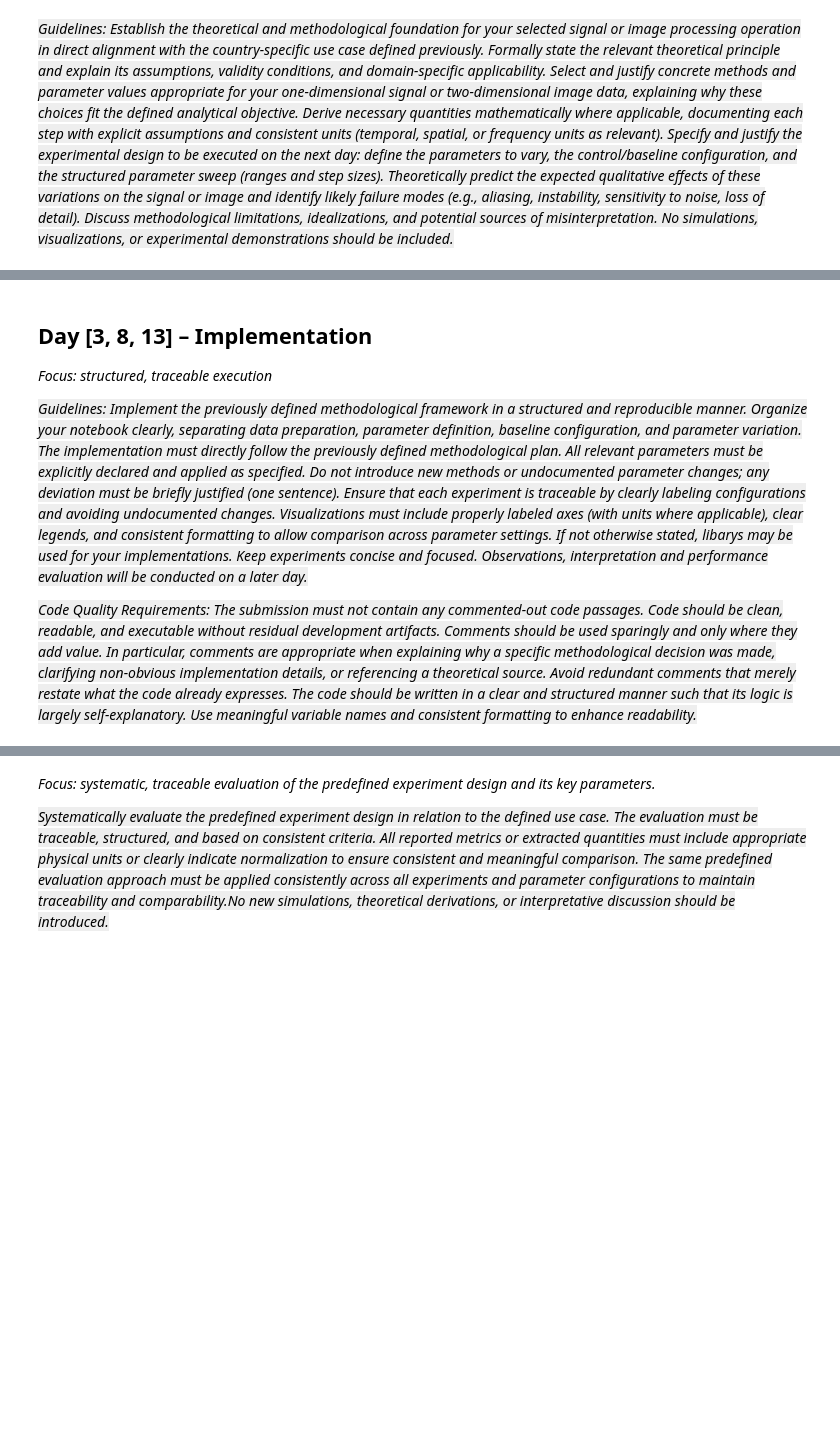
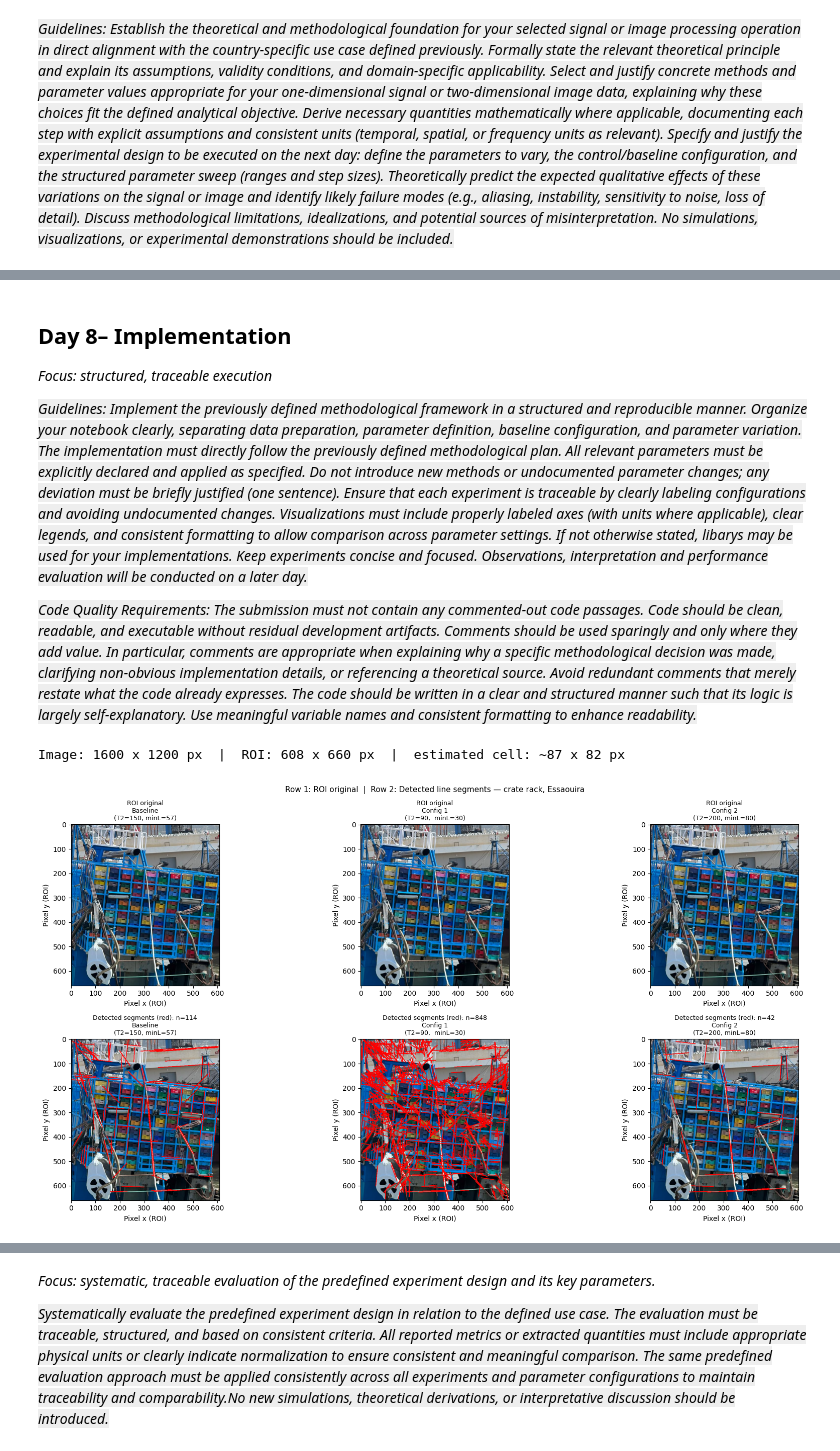
Before and after one commit to Sandra-Senn/gbsv_mc, a Jupyter notebook: mc2/gbsv_mc2.2_pattern detection_sandra_senn.ipynb, the cells around one changed output, grey strips where cells are left out. Cells and saved outputs as stored; diff of their text form; code cells hidden in the pictures; blank space fills up the shorter version.

```diff
--- a/mc2/gbsv_mc2.2_pattern detection_sandra_senn.ipynb
+++ b/mc2/gbsv_mc2.2_pattern detection_sandra_senn.ipynb
@@ -145,5 +151,5 @@ In this  ____________ [use case, application], the primary risk factors are ____
 # %% [markdown]
-## Day [3, 8, 13] – Implementation
+## Day 8– Implementation
 
 *Focus: structured, traceable execution*
 
@@ -153,3 +159,58 @@ Ensure that each experiment is traceable by clearly labeling configurations and
 
 <span style="background-color: #eeeeee;">*Code Quality Requirements: The submission must not contain any commented-out code passages. Code should be clean, readable, and executable without residual development artifacts. Comments should be used sparingly and only where they add value. In particular, comments are appropriate when explaining why a specific methodological decision was made, clarifying non-obvious implementation details, or referencing a theoretical source. Avoid redundant comments that merely restate what the code already expresses.
 The code should be written in a clear and structured manner such that its logic is largely self-explanatory. Use meaningful variable names and consistent formatting to enhance readability.*</span>
+# %%
+img_color = cv2.imread(PATH)
+img_rgb   = cv2.cvtColor(img_color, cv2.COLOR_BGR2RGB)
+img_gray  = cv2.cvtColor(img_color, cv2.COLOR_BGR2GRAY)
+H, W = img_gray.shape
+
+roi_y, roi_x = int(H * 0.18), int(W * 0.42)
+roi_h, roi_w = int(H * 0.55), int(W * 0.38)
+roi_gray = img_gray[roi_y:roi_y+roi_h, roi_x:roi_x+roi_w]
+roi_rgb  = img_rgb[roi_y:roi_y+roi_h,  roi_x:roi_x+roi_w]
+roi_blurred = cv2.GaussianBlur(roi_gray, (5, 5), sigmaX=1.5)
+
+print(f"Image: {W} x {H} px  |  ROI: {roi_w} x {roi_h} px  |  estimated cell: ~87 x 82 px")
+# %% [output]
+Image: 1600 x 1200 px  |  ROI: 608 x 660 px  |  estimated cell: ~87 x 82 px
+# %%
+configs = [
+    {"name": "Baseline", "label": "Baseline\n(T2=150, minL=57)",  "t1": 50, "t2": 150, "minL": 57,  "gap": 8, "thr": 30},
+    {"name": "Config 1", "label": "Config 1\n(T2=90,  minL=30)",  "t1": 30, "t2": 90,  "minL": 30,  "gap": 8, "thr": 20},
+    {"name": "Config 2", "label": "Config 2\n(T2=200, minL=80)",  "t1": 67, "t2": 200, "minL": 80,  "gap": 8, "thr": 30},
+]
+
+edge_maps       = {}
+detection_imgs  = {}
+n_lines_per_cfg = []
+
+for cfg in configs:
+    edges = cv2.Canny(roi_blurred, threshold1=cfg["t1"], threshold2=cfg["t2"])
+    lines = cv2.HoughLinesP(edges, rho=1, theta=np.pi/180,
+                            threshold=cfg["thr"], minLineLength=cfg["minL"], maxLineGap=cfg["gap"])
+    n = len(lines) if lines is not None else 0
+    n_lines_per_cfg.append(n)
+    edge_maps[cfg["label"]] = edges
+    vis = roi_rgb.copy()
+    if lines is not None:
+        for line in lines:
+            x1, y1, x2, y2 = line[0]
+            cv2.line(vis, (x1, y1), (x2, y2), (255, 0, 0), 2)
+    detection_imgs[cfg["label"]] = (vis, n)
+# %%
+fig, axes = plt.subplots(2, 3, figsize=(18, 9))
+for col, (label, (vis_img, n)) in enumerate(detection_imgs.items()):
+    axes[0, col].imshow(roi_rgb)
+    axes[0, col].set_title(f"ROI original\n{label}", fontsize=9)
+    axes[0, col].set_xlabel("Pixel x (ROI)")
+    axes[0, col].set_ylabel("Pixel y (ROI)")
+    axes[1, col].imshow(vis_img)
+    axes[1, col].set_title(f"Detected segments (red): n={n}\n{label}", fontsize=9)
+    axes[1, col].set_xlabel("Pixel x (ROI)")
+    axes[1, col].set_ylabel("Pixel y (ROI)")
+plt.suptitle("Row 1: ROI original  |  Row 2: Detected line segments — crate rack, Essaouira", fontsize=11)
+plt.tight_layout()
+plt.show()
+# %% [output]
+[figure, added]
```
Also changed, not shown: parts of 21 cells of this notebook, 6 other files.
